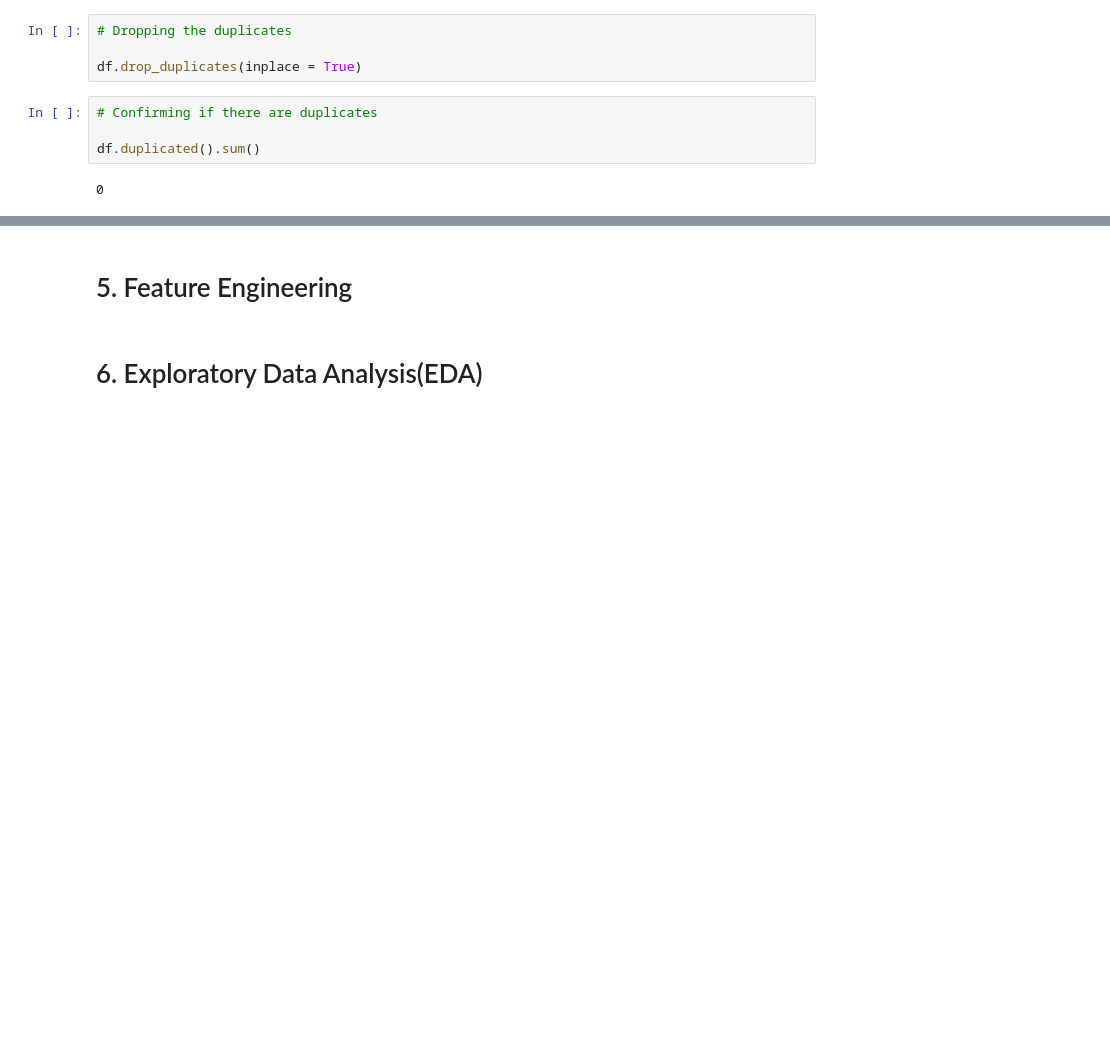
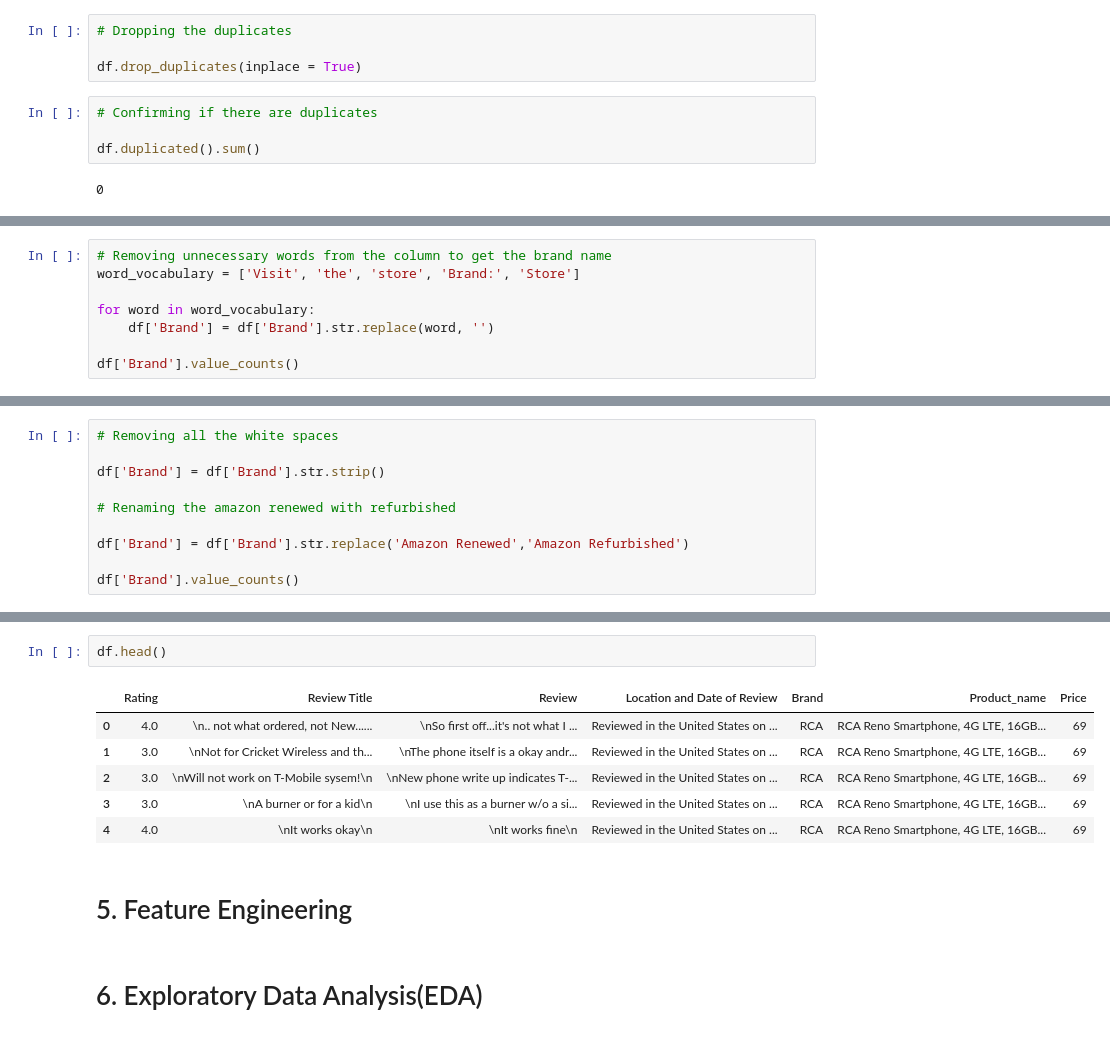
Before and after one commit to Mercy-Njambi/Mobile-Phone-Sentiment-Analysis, a Jupyter notebook: Mobile_Phone_Sentiment_Analysis.ipynb, the cells around one changed output, grey strips where cells are left out. Cells and saved outputs as stored; diff of their text form; blank space fills up the shorter version.

```diff
--- a/Mobile_Phone_Sentiment_Analysis.ipynb
+++ b/Mobile_Phone_Sentiment_Analysis.ipynb
@@ -188,0 +238,8 @@ df[df['reviews'].duplicated()]
+# %%
+# Removing unnecessary words from the column to get the brand name
+word_vocabulary = ['Visit', 'the', 'store', 'Brand:', 'Store']
+
+for word in word_vocabulary:
+    df['Brand'] = df['Brand'].str.replace(word, '')
+
+df['Brand'].value_counts()
@@ -188,0 +264,10 @@ df[df['reviews'].duplicated()]
+# %%
+# Removing all the white spaces
+
+df['Brand'] = df['Brand'].str.strip()
+
+# Renaming the amazon renewed with refurbished
+
+df['Brand'] = df['Brand'].str.replace('Amazon Renewed','Amazon Refurbished')
+
+df['Brand'].value_counts()
@@ -189,3 +318,12 @@ df[df['reviews'].duplicated()]
+# %%
+df.head()
+# %% [output]
+|  | Rating | Review Title | Review | Location and Date of Review | Brand | Product_name | Price |
+| 0 | 4.0 | \n.. not what ordered, not New...... | \nSo first off...it's not what I ... | Reviewed in the United States on ... | RCA | RCA Reno Smartphone, 4G LTE, 16GB... | 69 |
+| 1 | 3.0 | \nNot for Cricket Wireless and th... | \nThe phone itself is a okay andr... | Reviewed in the United States on ... | RCA | RCA Reno Smartphone, 4G LTE, 16GB... | 69 |
+| 2 | 3.0 | \nWill not work on T-Mobile sysem!\n | \nNew phone write up indicates T-... | Reviewed in the United States on ... | RCA | RCA Reno Smartphone, 4G LTE, 16GB... | 69 |
+| 3 | 3.0 | \nA burner or for a kid\n | \nI use this as a burner w/o a si... | Reviewed in the United States on ... | RCA | RCA Reno Smartphone, 4G LTE, 16GB... | 69 |
+| 4 | 4.0 | \nIt works okay\n | \nIt works fine\n | Reviewed in the United States on ... | RCA | RCA Reno Smartphone, 4G LTE, 16GB... | 69 |
 # %% [markdown]
 # 5. Feature Engineering
 # %% [markdown]
```
Also changed, not shown: parts of 26 cells of this notebook.
